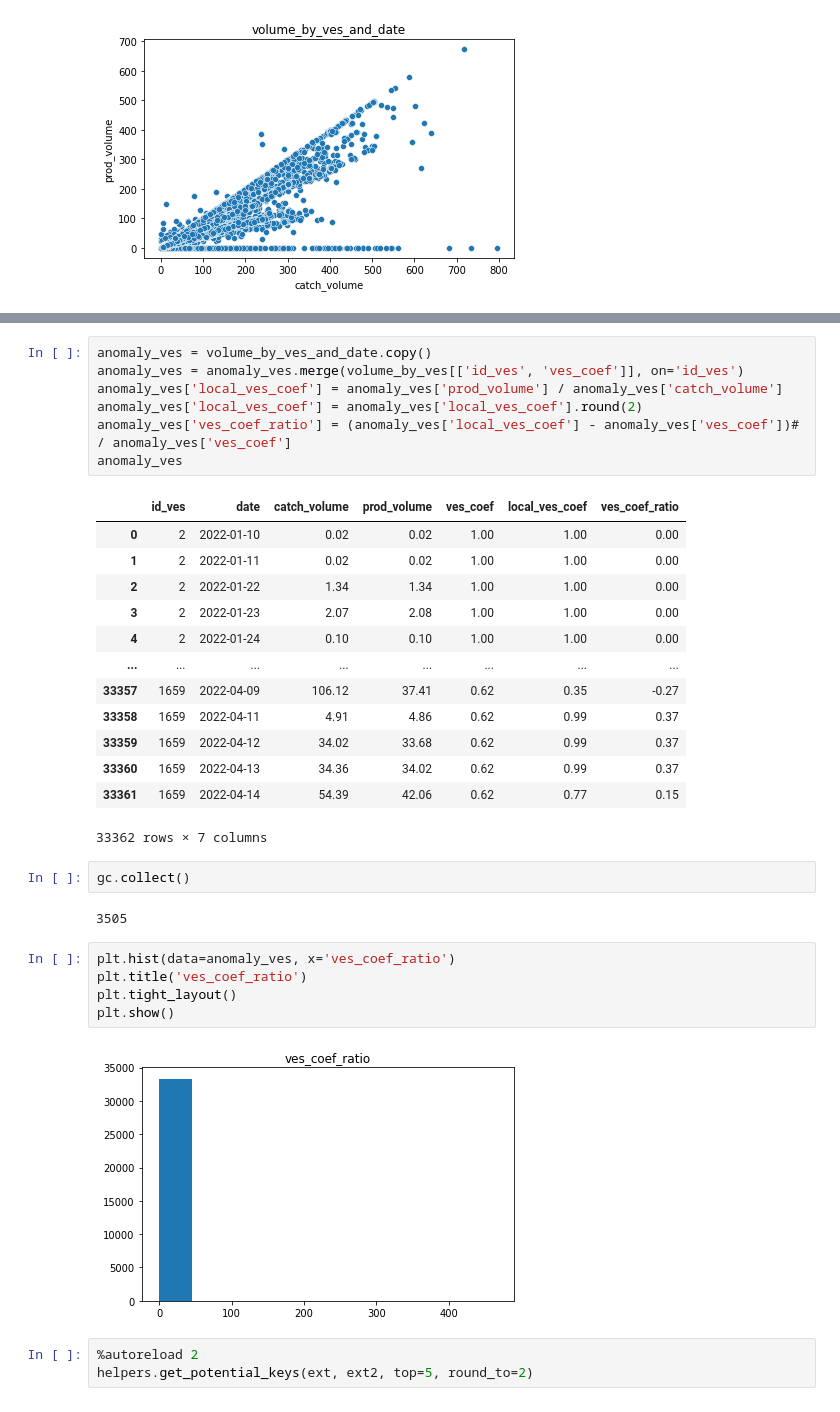
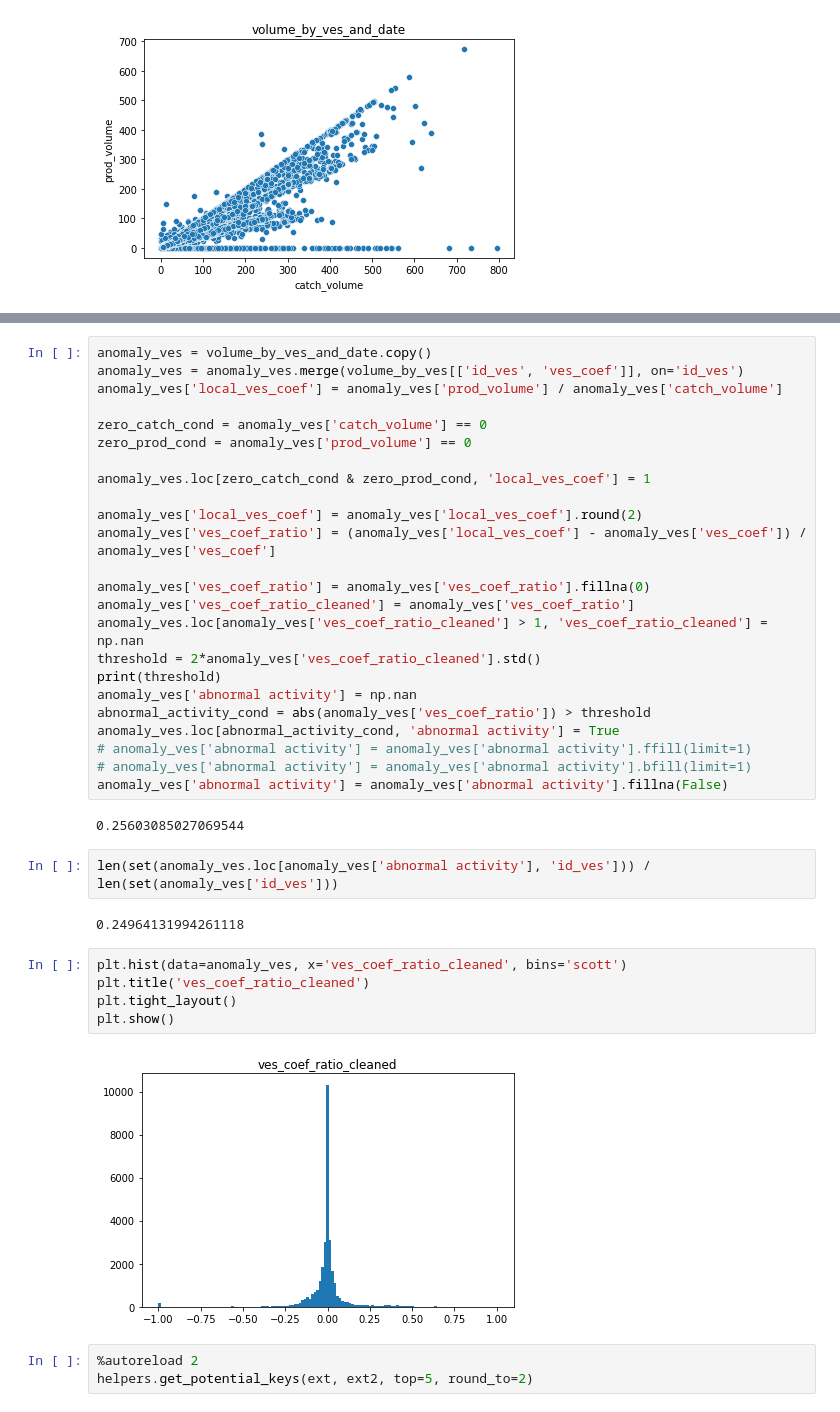
Before and after one commit to SerSmith/cif_pro_fish, a Jupyter notebook: notebooks/eda_first_steps.ipynb, the cells around one changed output, grey strips where cells are left out. Saved outputs shown, nothing was run; the diff lists cells and outputs as text.

```diff
--- a/notebooks/eda_first_steps.ipynb
+++ b/notebooks/eda_first_steps.ipynb
@@ -321,38 +377,43 @@ plt.tight_layout()
 plt.show()
 # %% [output]
 [figure]
-# %%
-anomaly_ves = volume_by_ves_and_date.copy()
-anomaly_ves = anomaly_ves.merge(volume_by_ves[['id_ves', 'ves_coef']], on='id_ves')
-anomaly_ves['local_ves_coef'] = anomaly_ves['prod_volume'] / anomaly_ves['catch_volume']
-anomaly_ves['local_ves_coef'] = anomaly_ves['local_ves_coef'].round(2)
-anomaly_ves['ves_coef_ratio'] = (anomaly_ves['local_ves_coef'] - anomaly_ves['ves_coef'])# / anomaly_ves['ves_coef']
-anomaly_ves
-# %% [output]
-|  | id_ves | date | catch_volume | prod_volume | ves_coef | local_ves_coef | ves_coef_ratio |
-| 0 | 2 | 2022-01-10 | 0.02 | 0.02 | 1.00 | 1.00 | 0.00 |
-| 1 | 2 | 2022-01-11 | 0.02 | 0.02 | 1.00 | 1.00 | 0.00 |
-| 2 | 2 | 2022-01-22 | 1.34 | 1.34 | 1.00 | 1.00 | 0.00 |
-| 3 | 2 | 2022-01-23 | 2.07 | 2.08 | 1.00 | 1.00 | 0.00 |
-| 4 | 2 | 2022-01-24 | 0.10 | 0.10 | 1.00 | 1.00 | 0.00 |
-| ... | ... | ... | ... | ... | ... | ... | ... |
-| 33357 | 1659 | 2022-04-09 | 106.12 | 37.41 | 0.62 | 0.35 | -0.27 |
-| 33358 | 1659 | 2022-04-11 | 4.91 | 4.86 | 0.62 | 0.99 | 0.37 |
-| 33359 | 1659 | 2022-04-12 | 34.02 | 33.68 | 0.62 | 0.99 | 0.37 |
-| 33360 | 1659 | 2022-04-13 | 34.36 | 34.02 | 0.62 | 0.99 | 0.37 |
-| 33361 | 1659 | 2022-04-14 | 54.39 | 42.06 | 0.62 | 0.77 | 0.15 |
-33362 rows × 7 columns
-# %%
-gc.collect()
-# %% [output]
-3505
+# %%
+anomaly_ves = volume_by_ves_and_date.copy()
+anomaly_ves = anomaly_ves.merge(volume_by_ves[['id_ves', 'ves_coef']], on='id_ves')
+anomaly_ves['local_ves_coef'] = anomaly_ves['prod_volume'] / anomaly_ves['catch_volume']
+
+zero_catch_cond = anomaly_ves['catch_volume'] == 0
+zero_prod_cond = anomaly_ves['prod_volume'] == 0
+
+anomaly_ves.loc[zero_catch_cond & zero_prod_cond, 'local_ves_coef'] = 1
+
+anomaly_ves['local_ves_coef'] = anomaly_ves['local_ves_coef'].round(2)
+anomaly_ves['ves_coef_ratio'] = (anomaly_ves['local_ves_coef'] - anomaly_ves['ves_coef']) / anomaly_ves['ves_coef']
+
+anomaly_ves['ves_coef_ratio'] = anomaly_ves['ves_coef_ratio'].fillna(0)
+anomaly_ves['ves_coef_ratio_cleaned'] = anomaly_ves['ves_coef_ratio']
+anomaly_ves.loc[anomaly_ves['ves_coef_ratio_cleaned'] > 1, 'ves_coef_ratio_cleaned'] = np.nan
+threshold = 2*anomaly_ves['ves_coef_ratio_cleaned'].std()
+print(threshold)
+anomaly_ves['abnormal activity'] = np.nan
+abnormal_activity_cond = abs(anomaly_ves['ves_coef_ratio']) > threshold
+anomaly_ves.loc[abnormal_activity_cond, 'abnormal activity'] = True
+# anomaly_ves['abnormal activity'] = anomaly_ves['abnormal activity'].ffill(limit=1)
+# anomaly_ves['abnormal activity'] = anomaly_ves['abnormal activity'].bfill(limit=1)
+anomaly_ves['abnormal activity'] = anomaly_ves['abnormal activity'].fillna(False)
+# %% [output]
+0.25603085027069544
+# %%
+len(set(anomaly_ves.loc[anomaly_ves['abnormal activity'], 'id_ves'])) / len(set(anomaly_ves['id_ves']))
+# %% [output]
+0.24964131994261118
 # %%
-plt.hist(data=anomaly_ves, x='ves_coef_ratio')
-plt.title('ves_coef_ratio')
+plt.hist(data=anomaly_ves, x='ves_coef_ratio_cleaned', bins='scott')
+plt.title('ves_coef_ratio_cleaned')
 plt.tight_layout()
 plt.show()
 # %% [output]
-[figure, old version]
+[figure, new version]
 # %%
 %autoreload 2
 helpers.get_potential_keys(ext, ext2, top=5, round_to=2)
```
Also changed, not shown: parts of 5 cells of this notebook, 8 other files.
